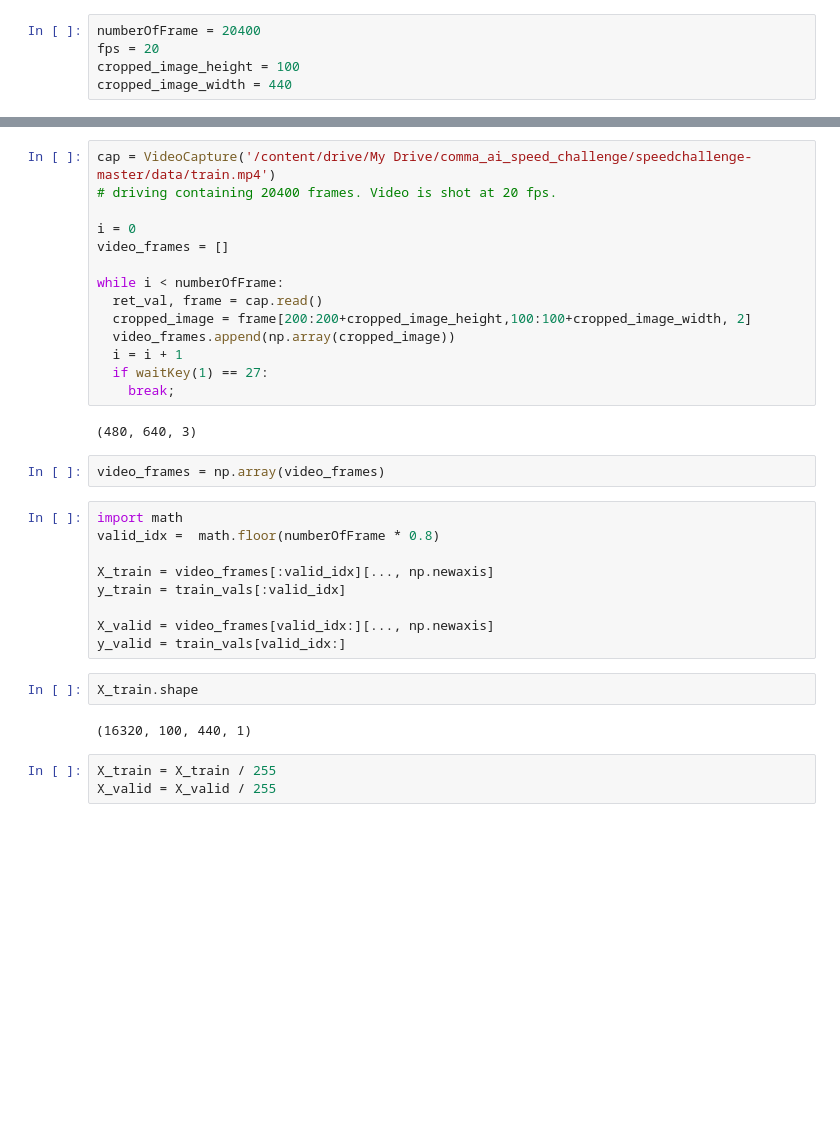
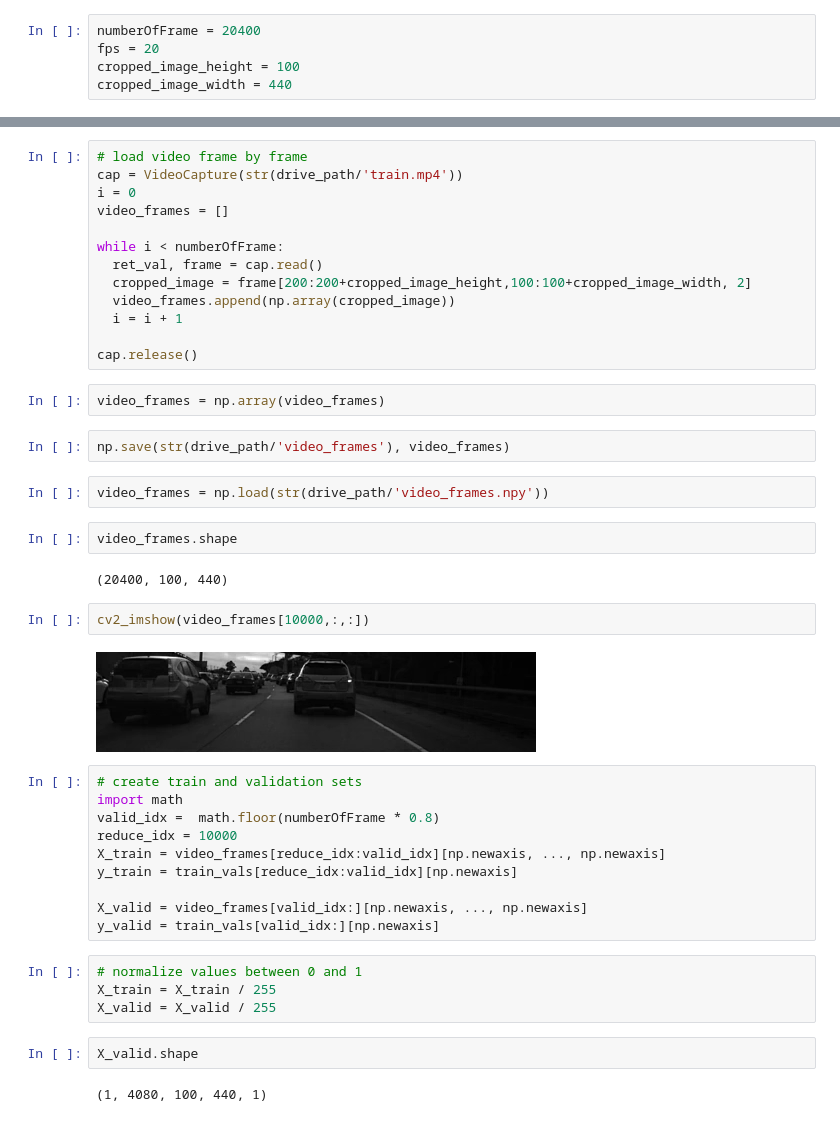
Before and after one commit to diggs1711/comma-ai-speed-challenge, a Jupyter notebook: speed_challenge.ipynb, the cells around one changed output, grey strips where cells are left out. Cells and saved outputs as stored; diff of their text form; blank space fills up the shorter version.

```diff
--- a/speed_challenge.ipynb
+++ b/speed_challenge.ipynb
@@ -70,7 +62,6 @@ df.shape
 # %%
-cap = VideoCapture('/content/drive/My Drive/comma_ai_speed_challenge/speedchallenge-master/data/train.mp4')
-# driving containing 20400 frames. Video is shot at 20 fps.
-
+# load video frame by frame
+cap = VideoCapture(str(drive_path/'train.mp4'))
 i = 0
 video_frames = []
 
@@ -79,25 +70,37 @@ while i < numberOfFrame:
   cropped_image = frame[200:200+cropped_image_height,100:100+cropped_image_width, 2]
   video_frames.append(np.array(cropped_image))
   i = i + 1
-  if waitKey(1) == 27:
-    break;
+
+cap.release()
-# %% [output]
-(480, 640, 3)
 # %%
 video_frames = np.array(video_frames)
+# %%
+np.save(str(drive_path/'video_frames'), video_frames)
+# %%
+video_frames = np.load(str(drive_path/'video_frames.npy'))
+# %%
+video_frames.shape
+# %% [output]
+(20400, 100, 440)
+# %%
+cv2_imshow(video_frames[10000,:,:])
+# %% [output]
+[figure, added]
 # %%
+# create train and validation sets
 import math
 valid_idx =  math.floor(numberOfFrame * 0.8)
+reduce_idx = 10000
+X_train = video_frames[reduce_idx:valid_idx][np.newaxis, ..., np.newaxis]
+y_train = train_vals[reduce_idx:valid_idx][np.newaxis]
 
-X_train = video_frames[:valid_idx][..., np.newaxis]
-y_train = train_vals[:valid_idx]
-
-X_valid = video_frames[valid_idx:][..., np.newaxis]
-y_valid = train_vals[valid_idx:]
+X_valid = video_frames[valid_idx:][np.newaxis, ..., np.newaxis]
+y_valid = train_vals[valid_idx:][np.newaxis]
+# %%
+# normalize values between 0 and 1
+X_train = X_train / 255
+X_valid = X_valid / 255
 # %%
-X_train.shape
+X_valid.shape
 # %% [output]
-(16320, 100, 440, 1)
+(1, 4080, 100, 440, 1)
-# %%
-X_train = X_train / 255
-X_valid = X_valid / 255
```
Also changed, not shown: parts of 4 cells of this notebook.
